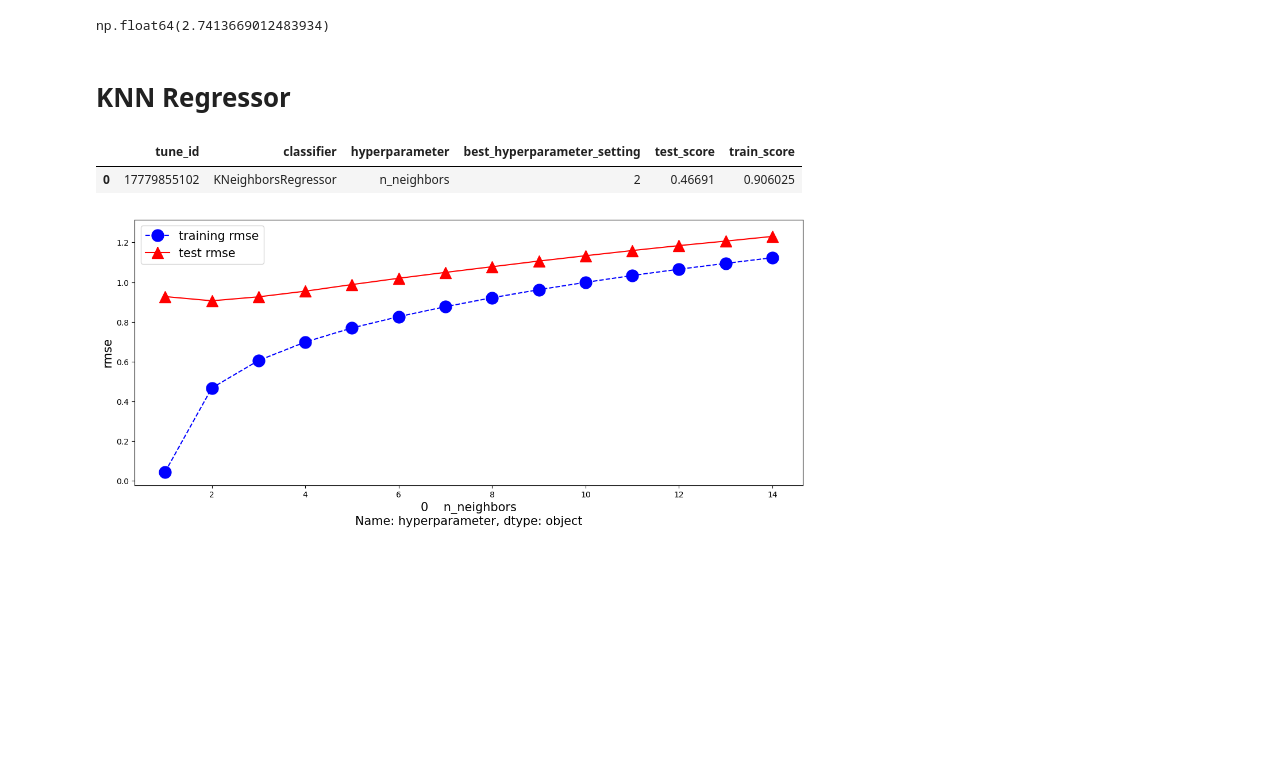
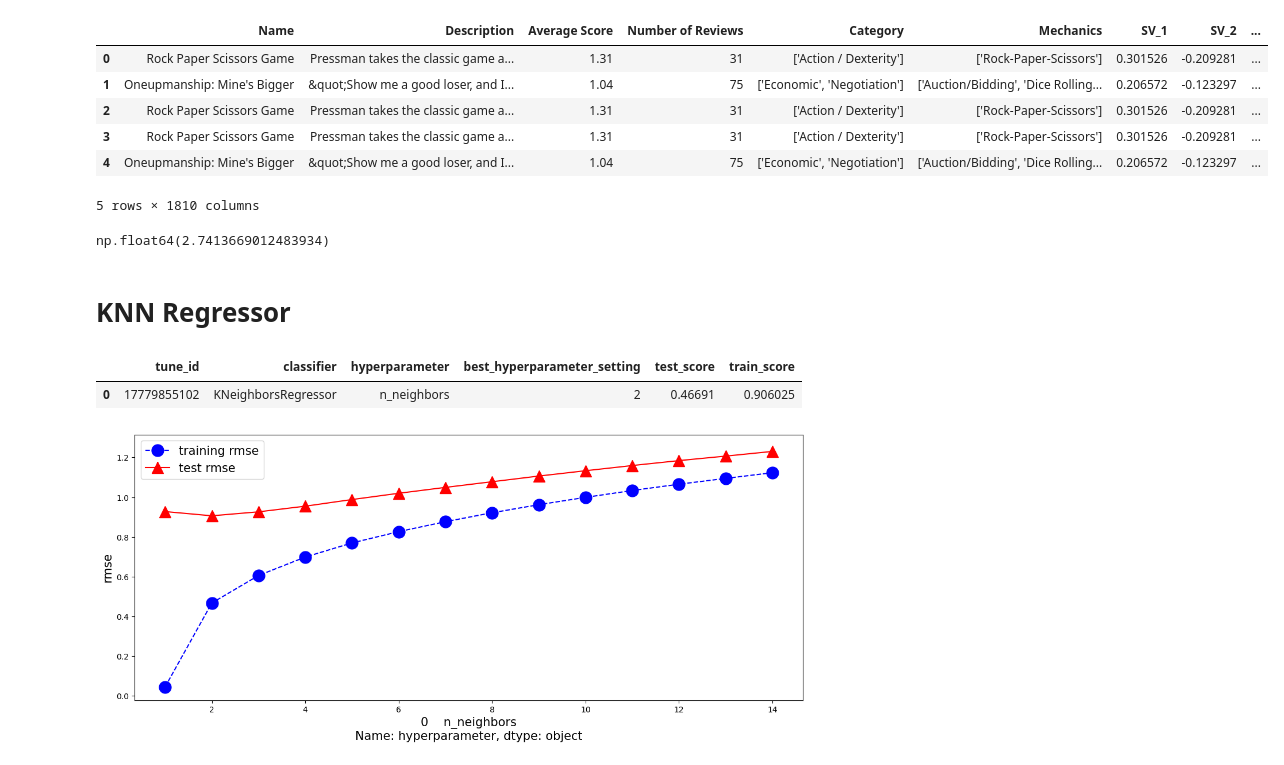
Before and after one commit to qigol/ml1-project-lt4, a Jupyter notebook: working-notebooks/q/model-training-balanced-desc.ipynb, the cells around one changed output. Saved outputs shown, nothing was run; the diff lists cells and outputs as text; code cells hidden in the pictures; blank space fills up the shorter version.

```diff
--- a/working-notebooks/q/model-training-balanced-desc.ipynb
+++ b/working-notebooks/q/model-training-balanced-desc.ipynb
@@ -16,5 +16,15 @@ from sklearn.metrics import accuracy_score, mean_absolute_error, mean_squared_er
 from sklearn.metrics import confusion_matrix, ConfusionMatrixDisplay
 from sklearn.metrics import r2_score
 # %%
-svd = pd.read_csv('../../pickle-object/balance_final_svd_table.csv')
+svd = pd.read_csv('../../pickle-object/balance_final_svd_table_all.csv')
+# %%
+svd.head()
+# %% [output]
+|  | Name | Description | Average Score | Number of Reviews | Category | Mechanics | SV_1 | SV_2 | ... |
+| 0 | Rock Paper Scissors Game | Pressman takes the classic game a... | 1.31 | 31 | ['Action / Dexterity'] | ['Rock-Paper-Scissors'] | 0.301526 | -0.209281 | ... |
+| 1 | Oneupmanship: Mine's Bigger | &quot;Show me a good loser, and I... | 1.04 | 75 | ['Economic', 'Negotiation'] | ['Auction/Bidding', 'Dice Rolling... | 0.206572 | -0.123297 | ... |
+| 2 | Rock Paper Scissors Game | Pressman takes the classic game a... | 1.31 | 31 | ['Action / Dexterity'] | ['Rock-Paper-Scissors'] | 0.301526 | -0.209281 | ... |
+| 3 | Rock Paper Scissors Game | Pressman takes the classic game a... | 1.31 | 31 | ['Action / Dexterity'] | ['Rock-Paper-Scissors'] | 0.301526 | -0.209281 | ... |
+| 4 | Oneupmanship: Mine's Bigger | &quot;Show me a good loser, and I... | 1.04 | 75 | ['Economic', 'Negotiation'] | ['Auction/Bidding', 'Dice Rolling... | 0.206572 | -0.123297 | ... |
+5 rows × 1810 columns
 # %%
```
Also changed, not shown: parts of 3 cells of this notebook, 2 other files.
